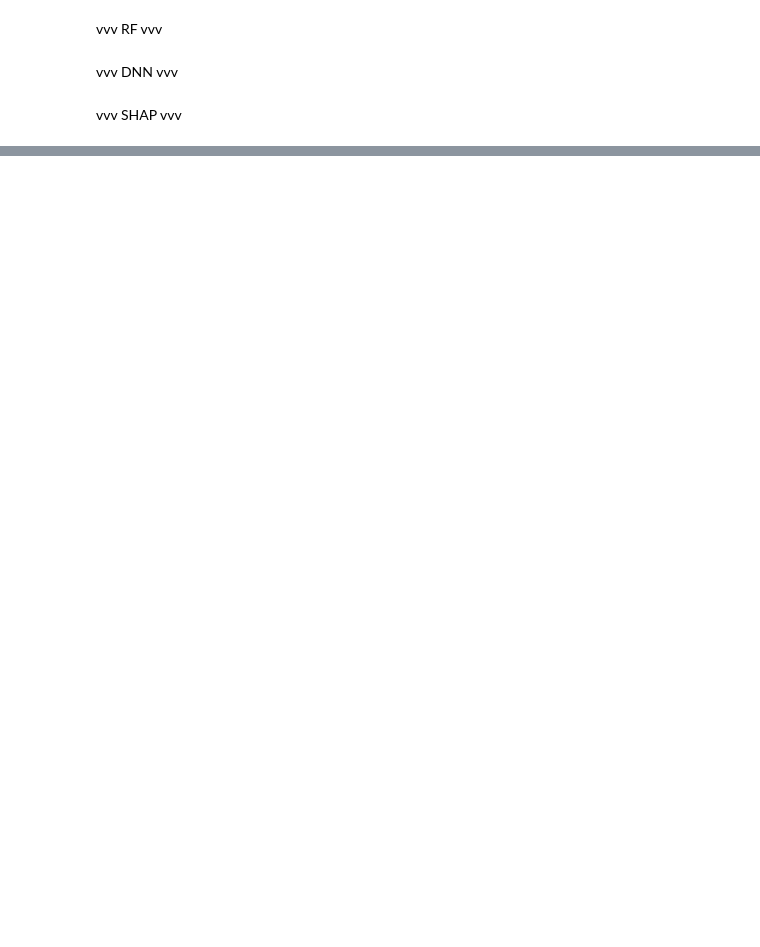
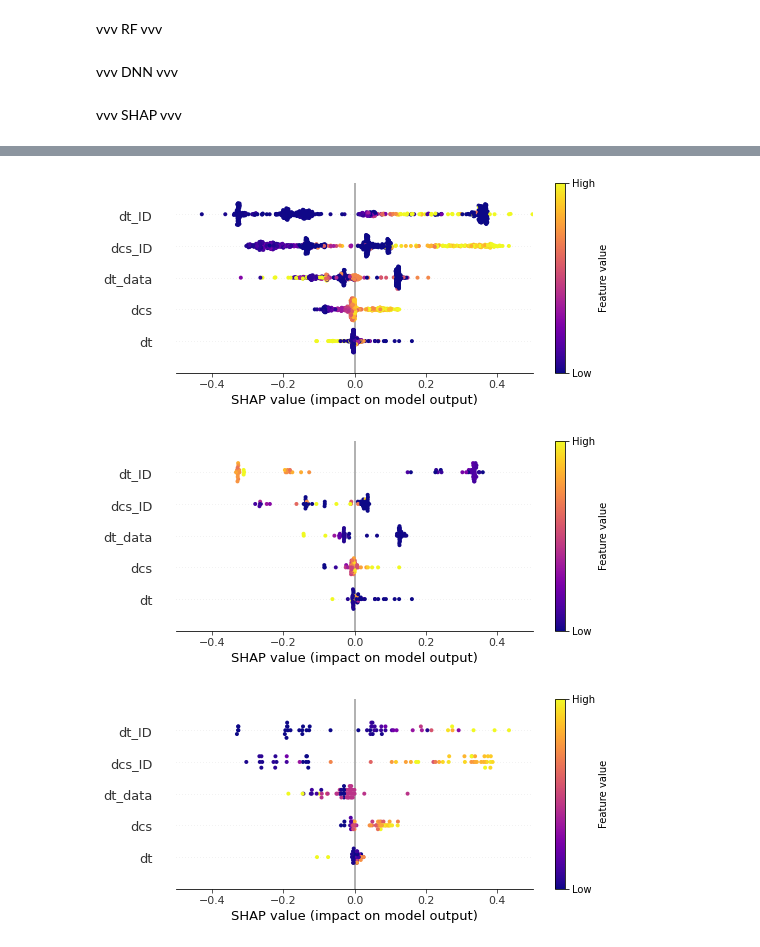
Before and after one commit to hampu5/ml-classify, a Jupyter notebook: ml_classify/shap-book.ipynb, the cells around one changed output, grey strips where cells are left out. Saved outputs shown, nothing was run; the diff lists cells and outputs as text; code cells hidden in the pictures; blank space fills up the shorter version.

```diff
--- a/ml_classify/shap-book.ipynb
+++ b/ml_classify/shap-book.ipynb
@@ -64,7 +64,7 @@ rf.fit(X_train.values, y_train)
 vvv DNN vvv
 # %%
 import keras
-dnn = keras.models.load_model("dnn_all_road_imbalanced")
+dnn = keras.models.load_model("dnn_all_survival_imbalanced")
 # %% [markdown]
 vvv SHAP vvv
 # %%
@@ -93,3 +101,4 @@ X_exp = pd.concat([X_train[y_train == 1].sample(max_samples, random_state=0), X_
 # X_exp = X_train.sample(min(len(X_train), 600), random_state=0)
 y_exp = y_train[X_exp.index]
 X_exp_original = X_train_original.loc[X_exp.index]
+X_exp_name = name_train.loc[X_exp.index]
@@ -112,4 +147,6 @@ def plot_beeswarm2(exp_obj):
     cbar = plt.colorbar(plt.cm.ScalarMappable(cmap="plasma"), label="Feature value")
     cbar.set_ticks([0, 1])
     cbar.set_ticklabels(["Low", "High"])
-    vis = shap.plots.beeswarm(exp_obj, max_display=20, color=plt.get_cmap("plasma"), color_bar=False)
+    plt.xlim((-0.5, 0.5))
+    vis = shap.plots.beeswarm(exp_obj, max_display=20, color=plt.get_cmap("plasma"), color_bar=False,
+        order=[3, 1, 4, 0, 2])
@@ -121,0 +153,11 @@ plot_beeswarm2(shap_dnn_grad)
+# %%
+def reform_explanation(exp_obj: shap.Explanation, mask):
+    values = exp_obj.values[mask]
+    base_value = exp_obj.base_values
+    data = exp_obj.data[mask]
+    feature_names = exp_obj.feature_names
+    return shap.Explanation(
+        values=values,
+        base_values=base_value,
+        data=data,
+        feature_names=feature_names)
@@ -122,3 +179,17 @@ plot_beeswarm2(shap_dnn_grad)
+# %%
+# plot_beeswarm2(shap_rf)
+# plot_beeswarm2(shap_rf_tree)
+plot_beeswarm2(shap_dnn)
+X_exp_r = X_exp.reset_index(drop=True)
+X_exp_name_r = X_exp_name.reset_index(drop=True)
+plot_beeswarm2(reform_explanation(shap_dnn, (X_exp_name_r == "Malfunction_dataset_SONATA")))
+plot_beeswarm2(reform_explanation(shap_dnn, (X_exp_name_r == "Fuzzy_dataset_SONATA")))
+# plot_beeswarm2(shap_dnn_deep)
+# plot_beeswarm2(shap_dnn_grad)
+# %% [output]
+[figure, added]
+[figure, added]
+[figure, added]
 # %%
 # shap.summary_plot(shap_rf, plot_type="bar")
 # shap.summary_plot(shap_rf_tree, plot_type="bar")
```
Also changed, not shown: parts of 10 cells of this notebook, 12 other files.
